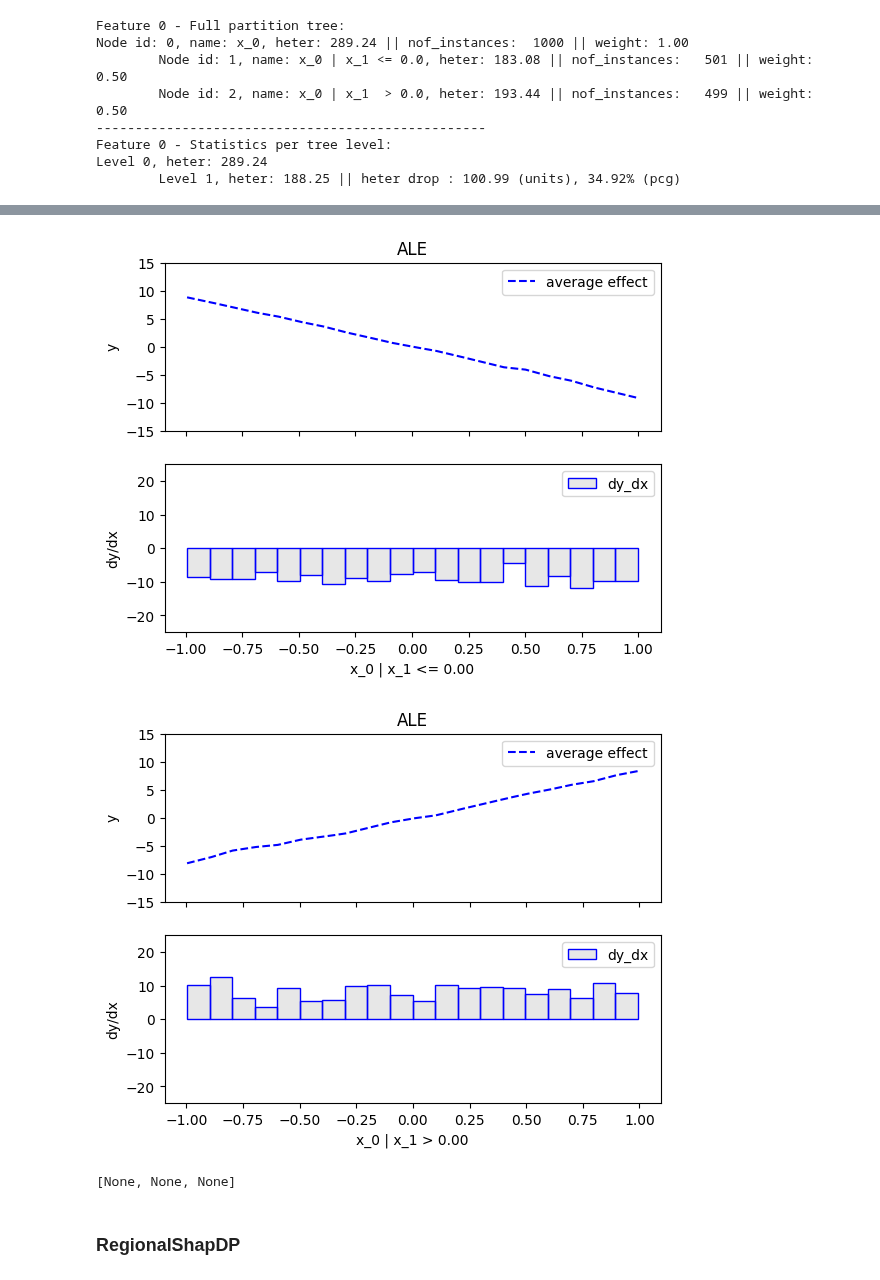
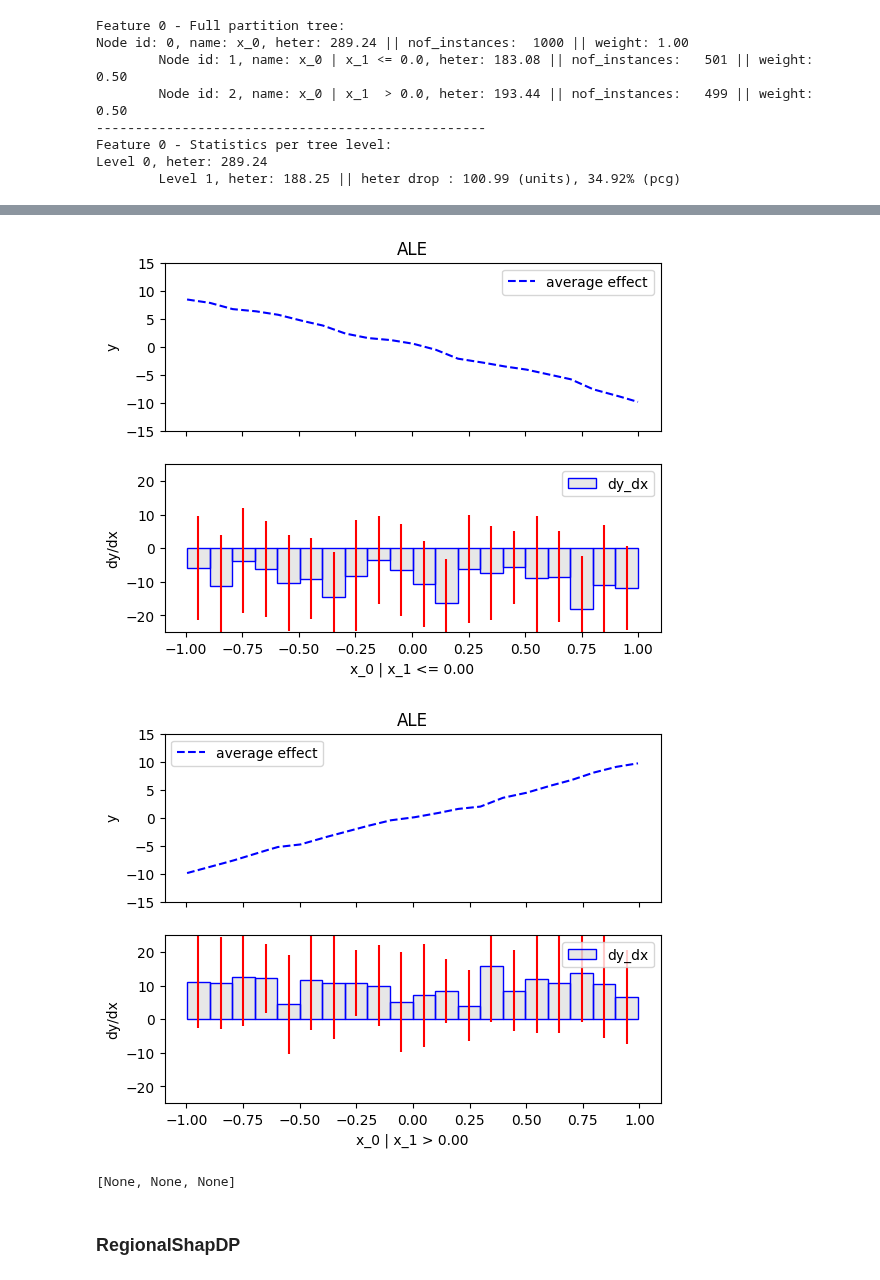
Before and after one commit to givasile/effector, a Jupyter notebook: notebooks/getting-started/homepage_example.ipynb, the cells around one changed output, grey strips where cells are left out. Drawn from its saved outputs; the diff is of its cells as text; code cells hidden in the pictures.

```diff
--- a/notebooks/getting-started/homepage_example.ipynb
+++ b/notebooks/getting-started/homepage_example.ipynb
@@ -141,5 +141,5 @@ Feature 0 - Statistics per tree level:
 Level 0, heter: 289.24
         Level 1, heter: 188.25 || heter drop : 100.99 (units), 34.92% (pcg)
 # %%
-[effector.RegionalALE(X_test, predict, axis_limits=axis_limits).plot(feature=0, centering=True, node_idx=i, y_limits=y_limits, dy_limits=dy_limits) for i in range(3)]
+[effector.RegionalALE(X_test, predict, axis_limits=axis_limits).plot(feature=0, centering=True, heterogeneity=True, node_idx=i, y_limits=y_limits, dy_limits=dy_limits) for i in range(3)]
 # %% [output]
@@ -147,5 +147,5 @@ Level 0, heter: 289.24
-[figure, old version]
+[figure, new version]
-[figure, old version]
+[figure, new version]
 [None, None, None]
 # %% [markdown]
 ### RegionalShapDP
```
Also changed, not shown: parts of 2 cells of this notebook, 3 other files.
